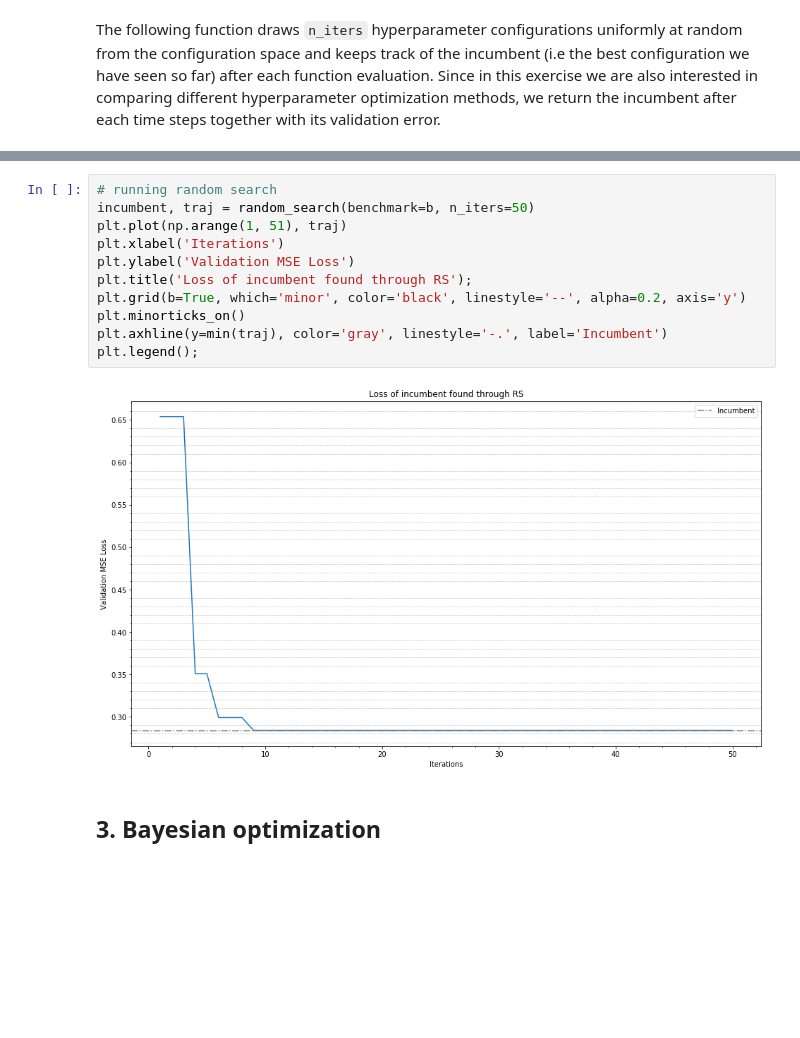
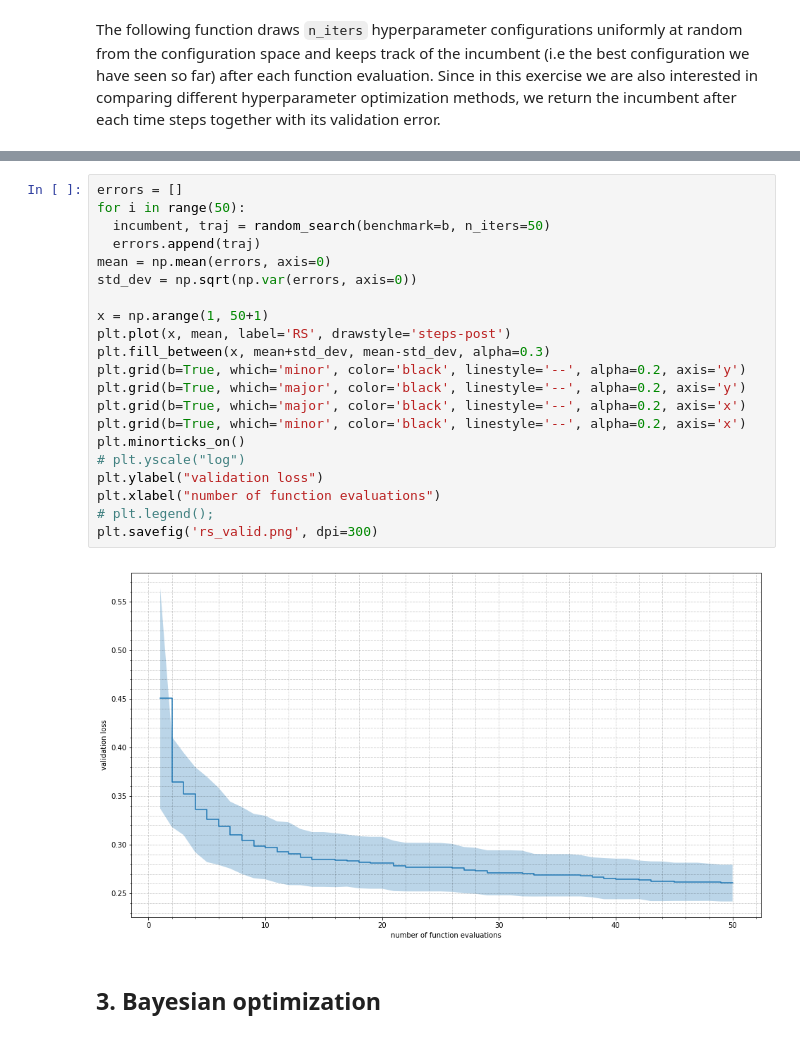
Before and after one commit to Neeratyoy/dl-lab-ss19, a Jupyter notebook: exercise2_AutoML/automl_exercise_gpu.ipynb, the cells around one changed output, grey strips where cells are left out. Drawn from its saved outputs; the diff is of its cells as text; blank space fills up the shorter version.

```diff
--- a/exercise2_AutoML/automl_exercise_gpu.ipynb
+++ b/exercise2_AutoML/automl_exercise_gpu.ipynb
@@ -91,16 +115,26 @@ def random_search(benchmark: FCNetBenchmark, n_iters: int = 100):
-# %%
-# running random search
-incumbent, traj = random_search(benchmark=b, n_iters=50)
-plt.plot(np.arange(1, 51), traj)
-plt.xlabel('Iterations')
-plt.ylabel('Validation MSE Loss')
-plt.title('Loss of incumbent found through RS');
-plt.grid(b=True, which='minor', color='black', linestyle='--', alpha=0.2, axis='y')
-plt.minorticks_on()
-plt.axhline(y=min(traj), color='gray', linestyle='-.', label='Incumbent')
-plt.legend();
-# %% [output]
-[figure, removed]
+# %%
+errors = []
+for i in range(50):
+  incumbent, traj = random_search(benchmark=b, n_iters=50)
+  errors.append(traj)
+mean = np.mean(errors, axis=0)
+std_dev = np.sqrt(np.var(errors, axis=0))
+
+x = np.arange(1, 50+1)
+plt.plot(x, mean, label='RS', drawstyle='steps-post')
+plt.fill_between(x, mean+std_dev, mean-std_dev, alpha=0.3)
+plt.grid(b=True, which='minor', color='black', linestyle='--', alpha=0.2, axis='y')
+plt.grid(b=True, which='major', color='black', linestyle='--', alpha=0.2, axis='y')
+plt.grid(b=True, which='major', color='black', linestyle='--', alpha=0.2, axis='x')
+plt.grid(b=True, which='minor', color='black', linestyle='--', alpha=0.2, axis='x')
+plt.minorticks_on()
+# plt.yscale("log")
+plt.ylabel("validation loss")
+plt.xlabel("number of function evaluations")
+# plt.legend();
+plt.savefig('rs_valid.png', dpi=300)
+# %% [output]
+[figure, added]
 # %% [markdown]
 ## 3. Bayesian optimization
 # %% [markdown]
```
Also changed, not shown: parts of 17 cells of this notebook, 2 other files.
